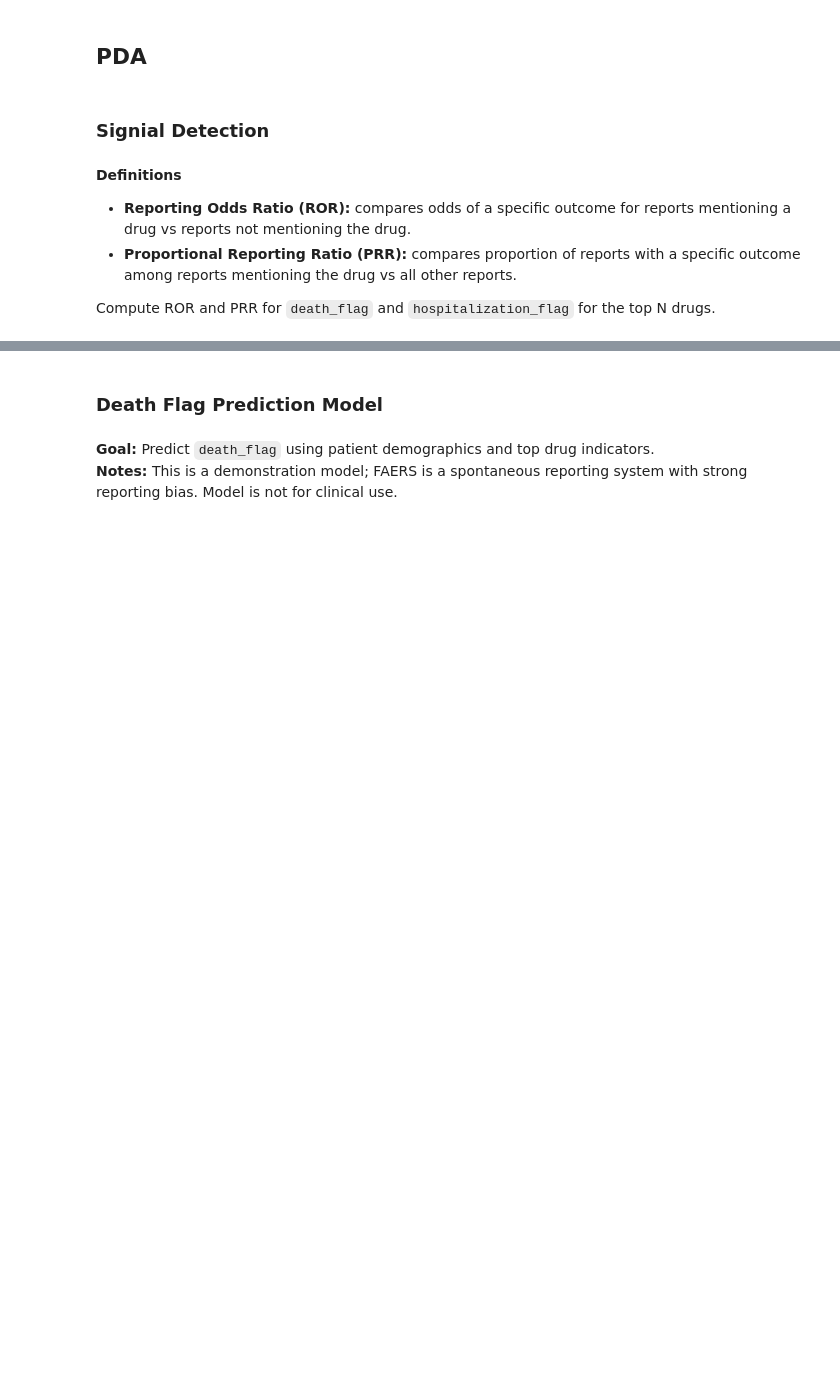
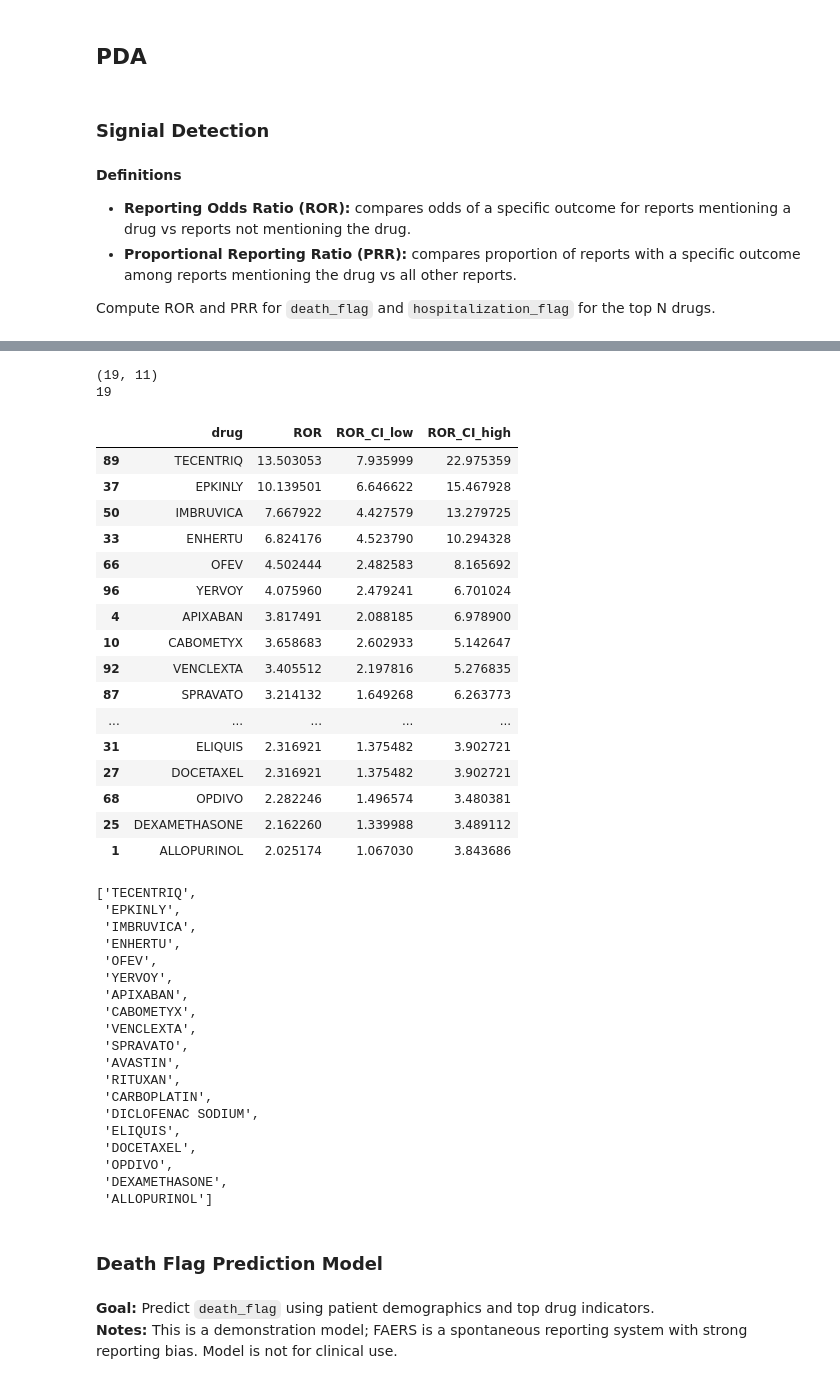
Before and after one commit to DataOptics/pharmacovigilance-signal_detection-ml-lab, a Jupyter notebook: Drug Adverse Events I.ipynb, the cells around one changed output, grey strips where cells are left out. Saved outputs shown, nothing was run; the diff lists cells and outputs as text; code cells hidden in the pictures; blank space fills up the shorter version.

```diff
--- a/Drug Adverse Events I.ipynb
+++ b/Drug Adverse Events I.ipynb
@@ -1259,6 +1235,54 @@ ror_hospitalization.head(10)
 | 11 | CAPECITABINE | 107 | 72 | 35 | 9758 | 14135 | 1.647626 | 2.979885 | 1.988113 | 4.466402 | ... |
 | 23 | DARZALEX | 100 | 67 | 33 | 9763 | 14137 | 1.640172 | 2.939915 | 1.936246 | 4.463846 | ... |
 | 22 | DAPTOMYCIN | 56 | 37 | 19 | 9793 | 14151 | 1.615454 | 2.813970 | 1.617383 | 4.895829 | ... |
+# %%
+ROR_2_drugs = ror_death.sort_values(by = "ROR", ascending=False).loc[ror_death["ROR"]>= 2]
+list_drugs =ror_death.sort_values(by = "ROR", ascending=False).loc[ror_death["ROR"]>= 2]["drug"].tolist()
+
+print(ROR_2_drugs.shape)
+print(len(list_drugs))
+
+display(ROR_2_drugs[["drug", "ROR", "ROR_CI_low", "ROR_CI_high"]])
+display(list_drugs)
+# %% [output]
+(19, 11)
+19
+|  | drug | ROR | ROR_CI_low | ROR_CI_high |
+| 89 | TECENTRIQ | 13.503053 | 7.935999 | 22.975359 |
+| 37 | EPKINLY | 10.139501 | 6.646622 | 15.467928 |
+| 50 | IMBRUVICA | 7.667922 | 4.427579 | 13.279725 |
+| 33 | ENHERTU | 6.824176 | 4.523790 | 10.294328 |
+| 66 | OFEV | 4.502444 | 2.482583 | 8.165692 |
+| 96 | YERVOY | 4.075960 | 2.479241 | 6.701024 |
+| 4 | APIXABAN | 3.817491 | 2.088185 | 6.978900 |
+| 10 | CABOMETYX | 3.658683 | 2.602933 | 5.142647 |
+| 92 | VENCLEXTA | 3.405512 | 2.197816 | 5.276835 |
+| 87 | SPRAVATO | 3.214132 | 1.649268 | 6.263773 |
+| ... | ... | ... | ... | ... |
+| 31 | ELIQUIS | 2.316921 | 1.375482 | 3.902721 |
+| 27 | DOCETAXEL | 2.316921 | 1.375482 | 3.902721 |
+| 68 | OPDIVO | 2.282246 | 1.496574 | 3.480381 |
+| 25 | DEXAMETHASONE | 2.162260 | 1.339988 | 3.489112 |
+| 1 | ALLOPURINOL | 2.025174 | 1.067030 | 3.843686 |
+['TECENTRIQ',
+ 'EPKINLY',
+ 'IMBRUVICA',
+ 'ENHERTU',
+ 'OFEV',
+ 'YERVOY',
+ 'APIXABAN',
+ 'CABOMETYX',
+ 'VENCLEXTA',
+ 'SPRAVATO',
+ 'AVASTIN',
+ 'RITUXAN',
+ 'CARBOPLATIN',
+ 'DICLOFENAC SODIUM',
+ 'ELIQUIS',
+ 'DOCETAXEL',
+ 'OPDIVO',
+ 'DEXAMETHASONE',
+ 'ALLOPURINOL']
 # %% [markdown]
 ### Death Flag Prediction Model
 # %% [markdown]
```
Also changed, not shown: parts of 10 cells of this notebook.
